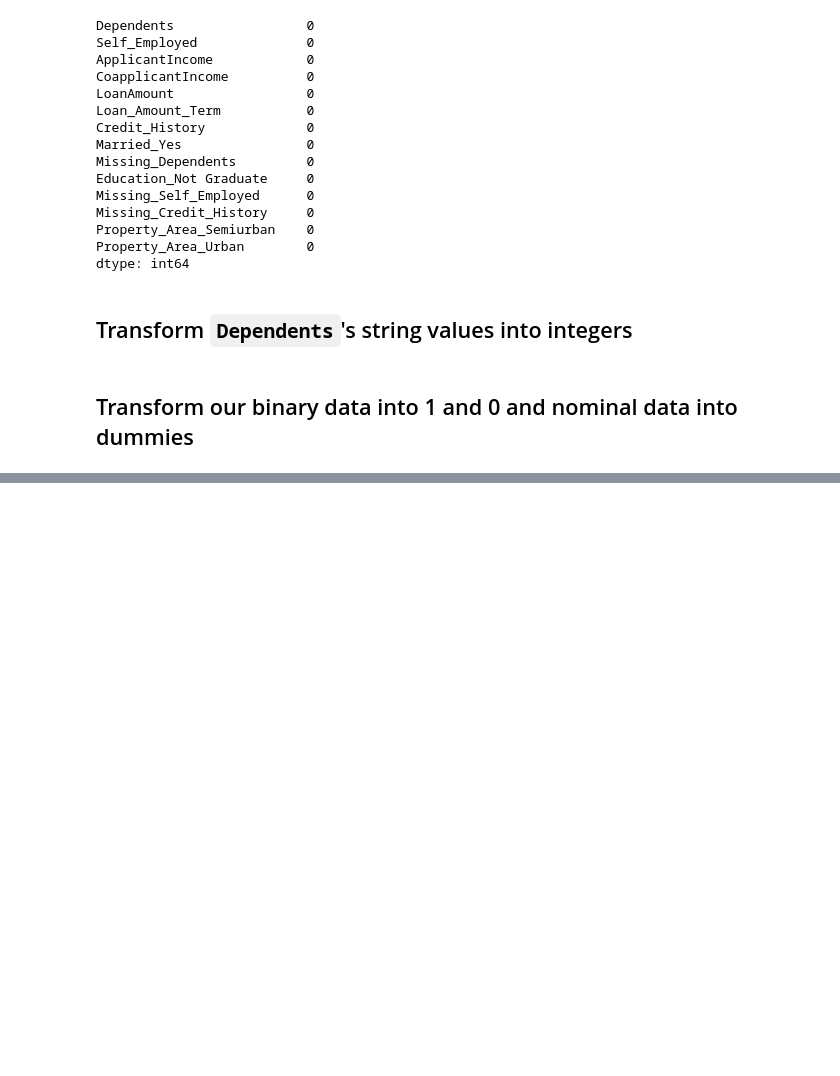
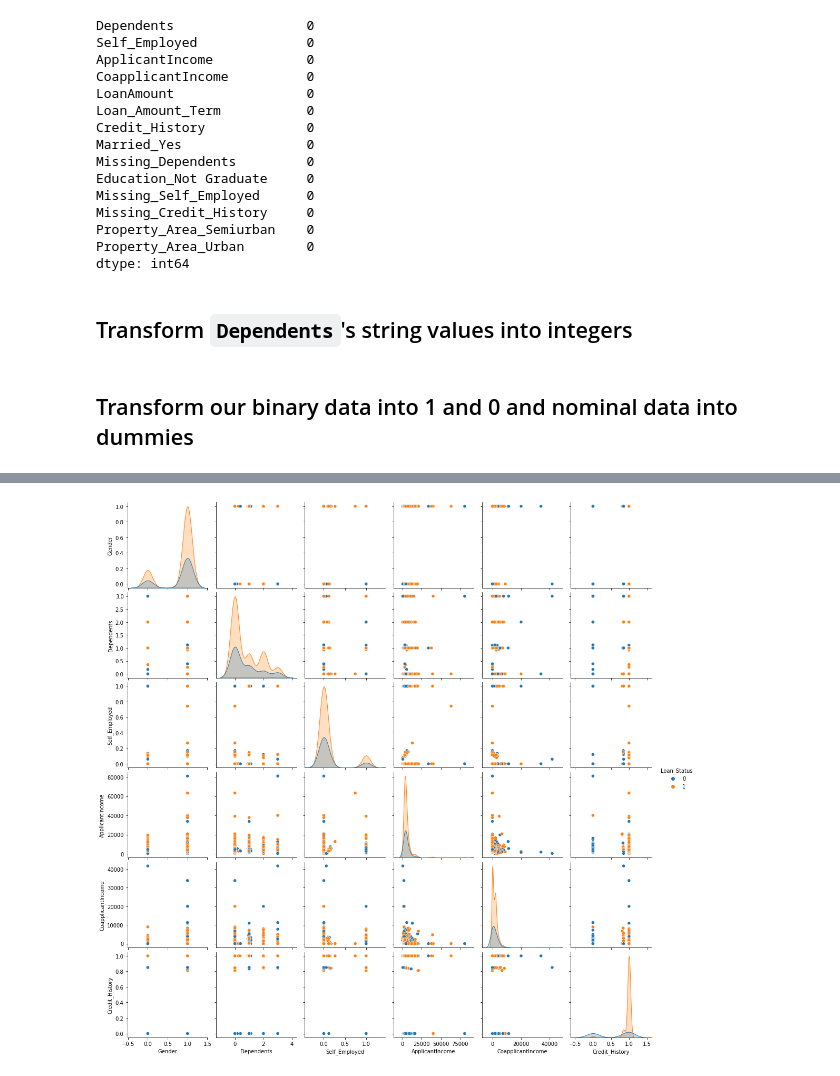
Before and after one commit to eirihoyh/TIN200_jun2021, a Jupyter notebook: first_look_on_data.ipynb, the cells around one changed output, grey strips where cells are left out. Saved outputs shown, nothing was run; the diff lists cells and outputs as text; code cells hidden in the pictures; blank space fills up the shorter version.

Commit message:
made two pairplots of train data, also removed unused img's

```diff
--- a/first_look_on_data.ipynb
+++ b/first_look_on_data.ipynb
@@ -392,0 +511,6 @@ dtype: int64
+# %%
+sns.pairplot(X.iloc[:, [0,1,2,3,4,7,-1]], hue="Loan_Status")
+plt.savefig("img/pairplot_first_5_feat")
+plt.show()
+# %% [output]
+[figure, added]
```
Also changed, not shown: parts of 6 cells of this notebook, 6 other files.
